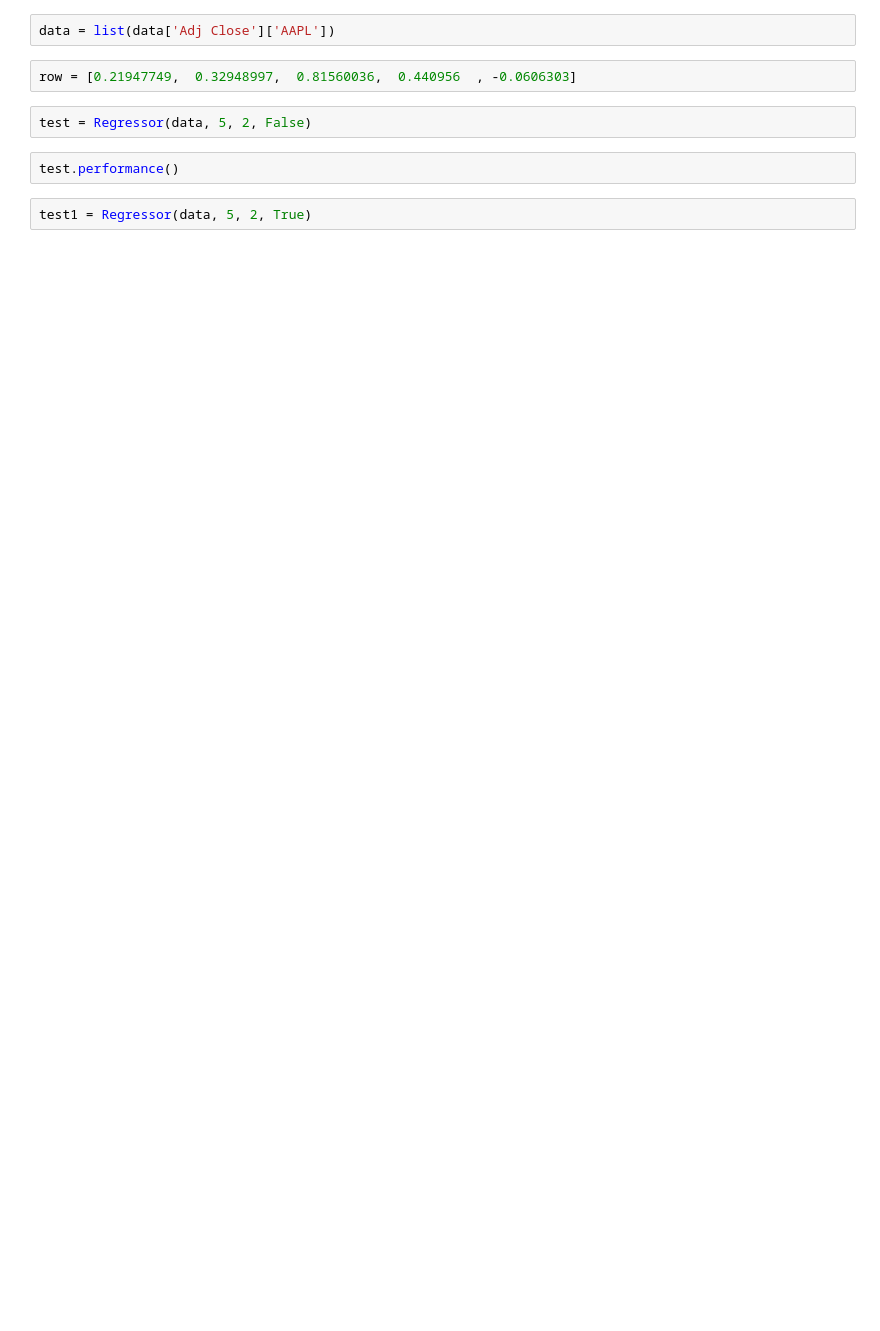
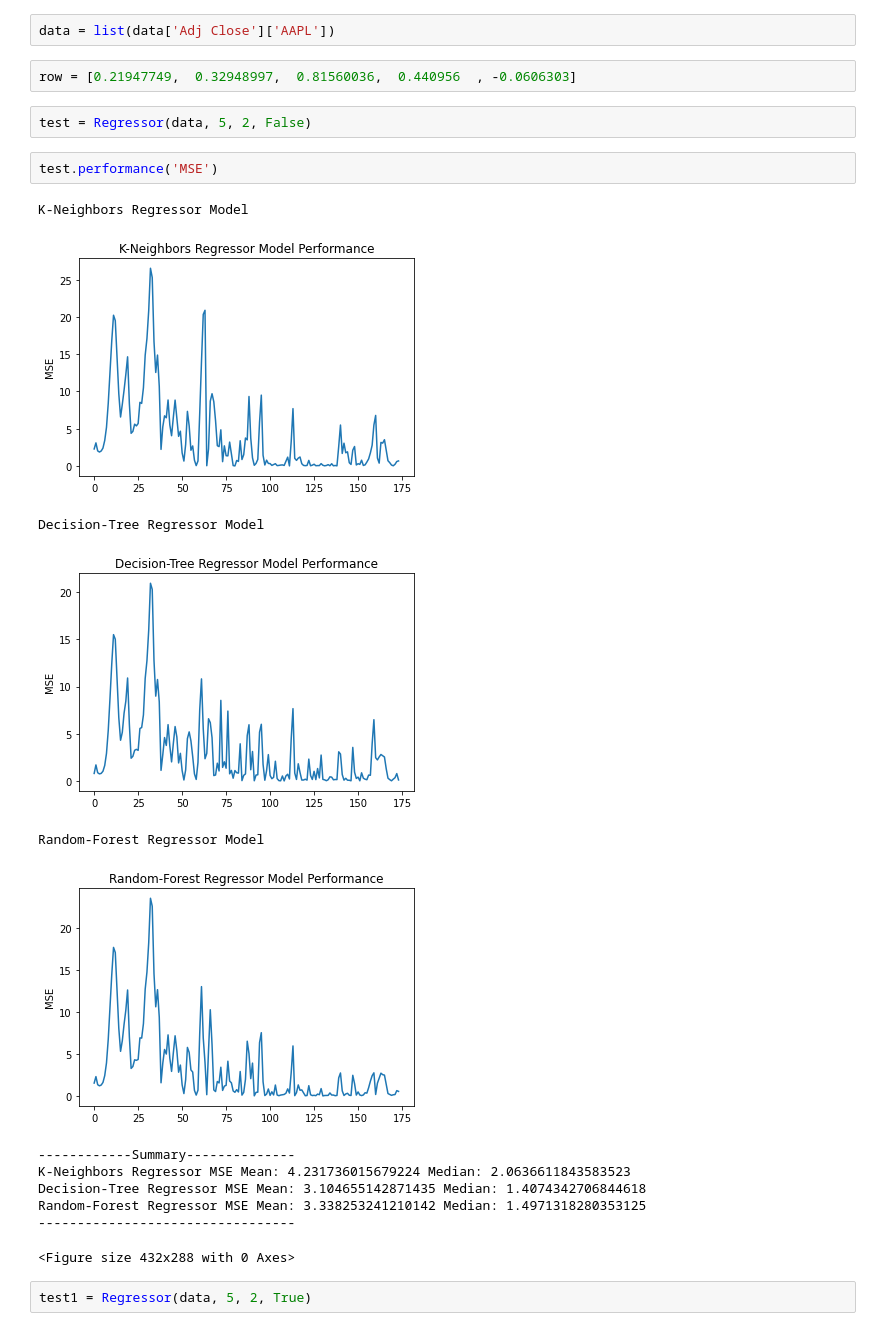
Before and after one commit to maxmekiska/time-series-forecasting, a Jupyter notebook: sandbox.ipynb, the cells around one changed output. Drawn from its saved outputs; the diff is of its cells as text; blank space fills up the shorter version.

```diff
--- a/sandbox.ipynb
+++ b/sandbox.ipynb
@@ -16,7 +18,20 @@ row = [0.21947749,  0.32948997,  0.81560036,  0.440956  , -0.0606303]
 # %%
 test = Regressor(data, 5, 2, False)
 # %%
-test.performance()
+test.performance('MSE')
+# %% [output]
+K-Neighbors Regressor Model
+[figure, added]
+Decision-Tree Regressor Model
+[figure, added]
+Random-Forest Regressor Model
+[figure, added]
+------------Summary--------------
+K-Neighbors Regressor MSE Mean: 4.231736015679224 Median: 2.0636611843583523
+Decision-Tree Regressor MSE Mean: 3.104655142871435 Median: 1.4074342706844618
+Random-Forest Regressor MSE Mean: 3.338253241210142 Median: 1.4971318280353125
+---------------------------------
+<Figure size 432x288 with 0 Axes>
 # %%
 test1 = Regressor(data, 5, 2, True)
 # %%
```
Also changed, not shown: parts of 2 cells of this notebook.
